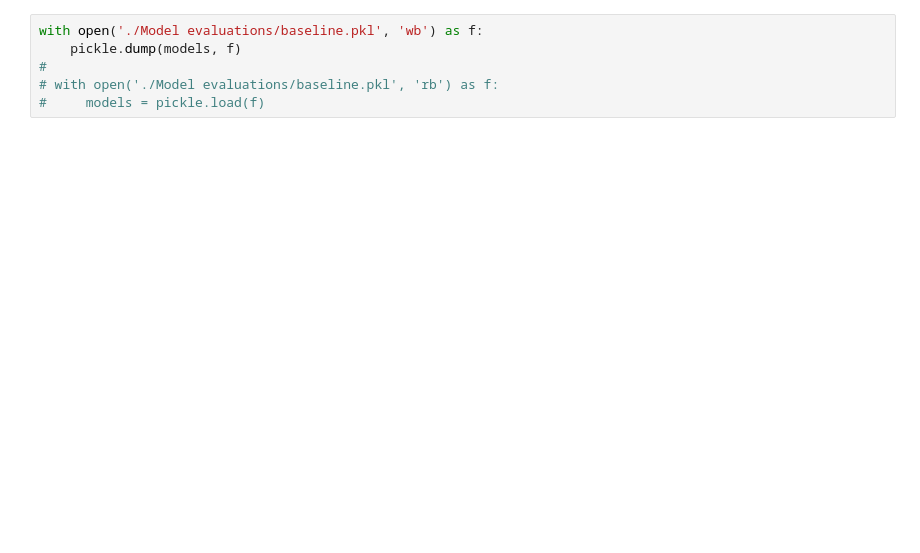
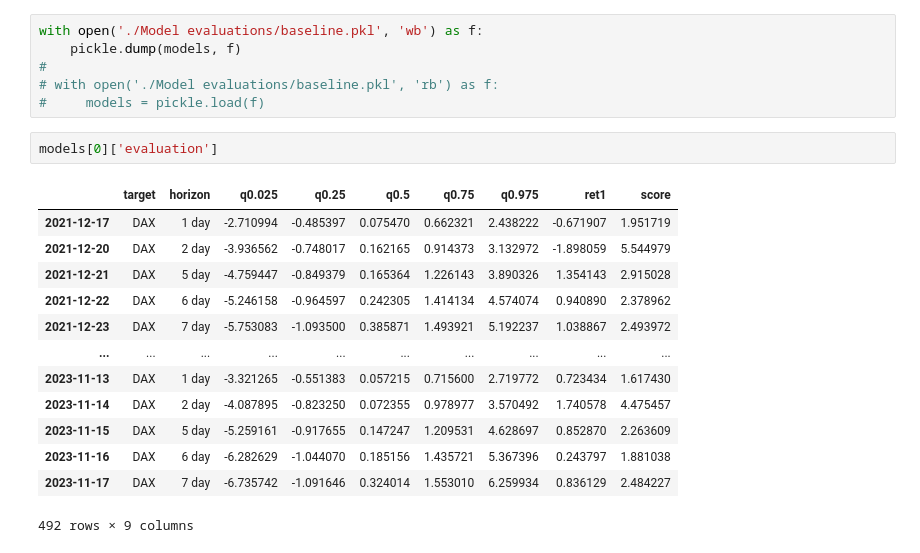
Before and after one commit to EliasKng/PTSFC, a Jupyter notebook: DAX/Validation/cross_validate_dax.ipynb, the cells around one changed output. Saved outputs shown, nothing was run; the diff lists cells and outputs as text; blank space fills up the shorter version.

```diff
--- a/DAX/Validation/cross_validate_dax.ipynb
+++ b/DAX/Validation/cross_validate_dax.ipynb
@@ -92,3 +76,19 @@ with open('./Model evaluations/baseline.pkl', 'wb') as f:
 #
 # with open('./Model evaluations/baseline.pkl', 'rb') as f:
 #     models = pickle.load(f)
+# %%
+models[0]['evaluation']
+# %% [output]
+|  | target | horizon | q0.025 | q0.25 | q0.5 | q0.75 | q0.975 | ret1 | score |
+| 2021-12-17 | DAX | 1 day | -2.710994 | -0.485397 | 0.075470 | 0.662321 | 2.438222 | -0.671907 | 1.951719 |
+| 2021-12-20 | DAX | 2 day | -3.936562 | -0.748017 | 0.162165 | 0.914373 | 3.132972 | -1.898059 | 5.544979 |
+| 2021-12-21 | DAX | 5 day | -4.759447 | -0.849379 | 0.165364 | 1.226143 | 3.890326 | 1.354143 | 2.915028 |
+| 2021-12-22 | DAX | 6 day | -5.246158 | -0.964597 | 0.242305 | 1.414134 | 4.574074 | 0.940890 | 2.378962 |
+| 2021-12-23 | DAX | 7 day | -5.753083 | -1.093500 | 0.385871 | 1.493921 | 5.192237 | 1.038867 | 2.493972 |
+| ... | ... | ... | ... | ... | ... | ... | ... | ... | ... |
+| 2023-11-13 | DAX | 1 day | -3.321265 | -0.551383 | 0.057215 | 0.715600 | 2.719772 | 0.723434 | 1.617430 |
+| 2023-11-14 | DAX | 2 day | -4.087895 | -0.823250 | 0.072355 | 0.978977 | 3.570492 | 1.740578 | 4.475457 |
+| 2023-11-15 | DAX | 5 day | -5.259161 | -0.917655 | 0.147247 | 1.209531 | 4.628697 | 0.852870 | 2.263609 |
+| 2023-11-16 | DAX | 6 day | -6.282629 | -1.044070 | 0.185156 | 1.435721 | 5.367396 | 0.243797 | 1.881038 |
+| 2023-11-17 | DAX | 7 day | -6.735742 | -1.091646 | 0.324014 | 1.553010 | 6.259934 | 0.836129 | 2.484227 |
+492 rows × 9 columns
```
Also changed, not shown: parts of 5 cells of this notebook, 1 other file.
